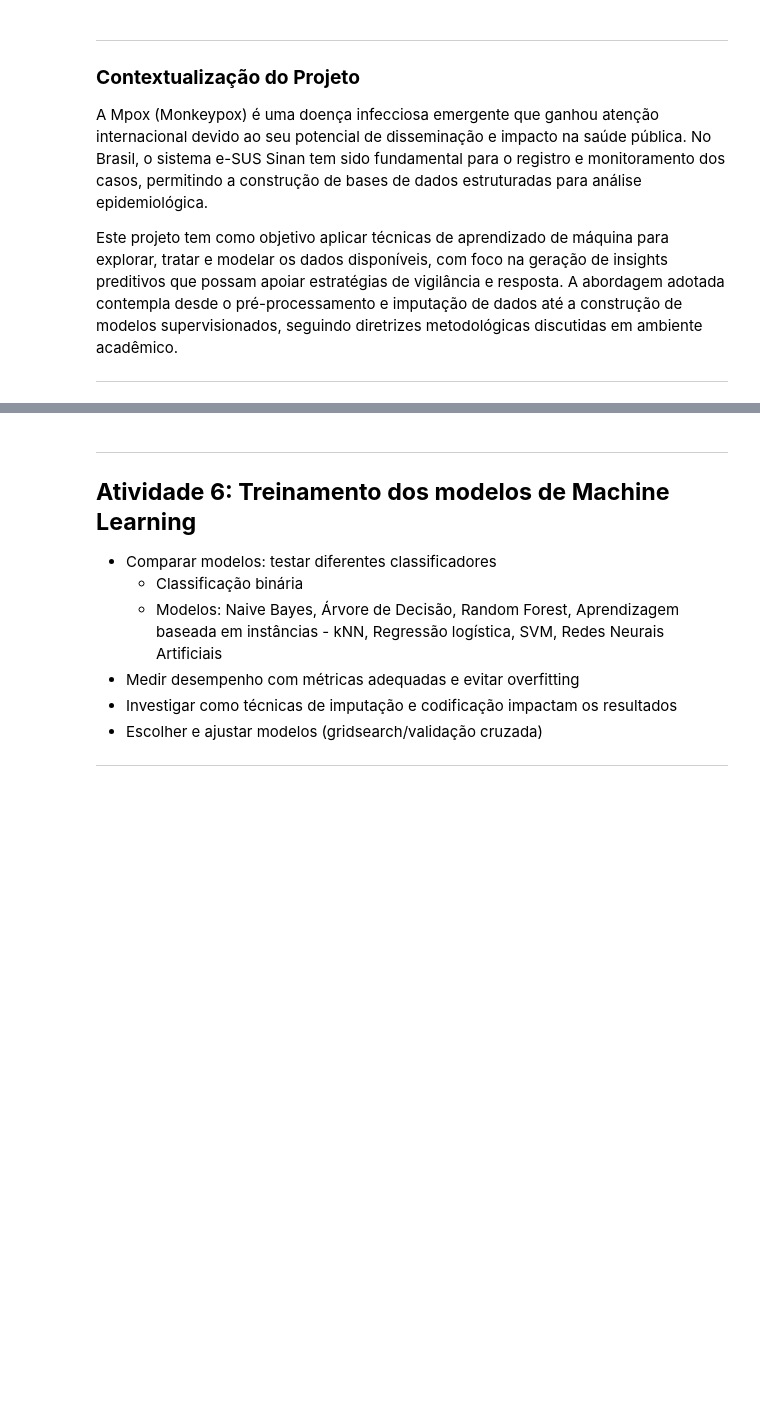
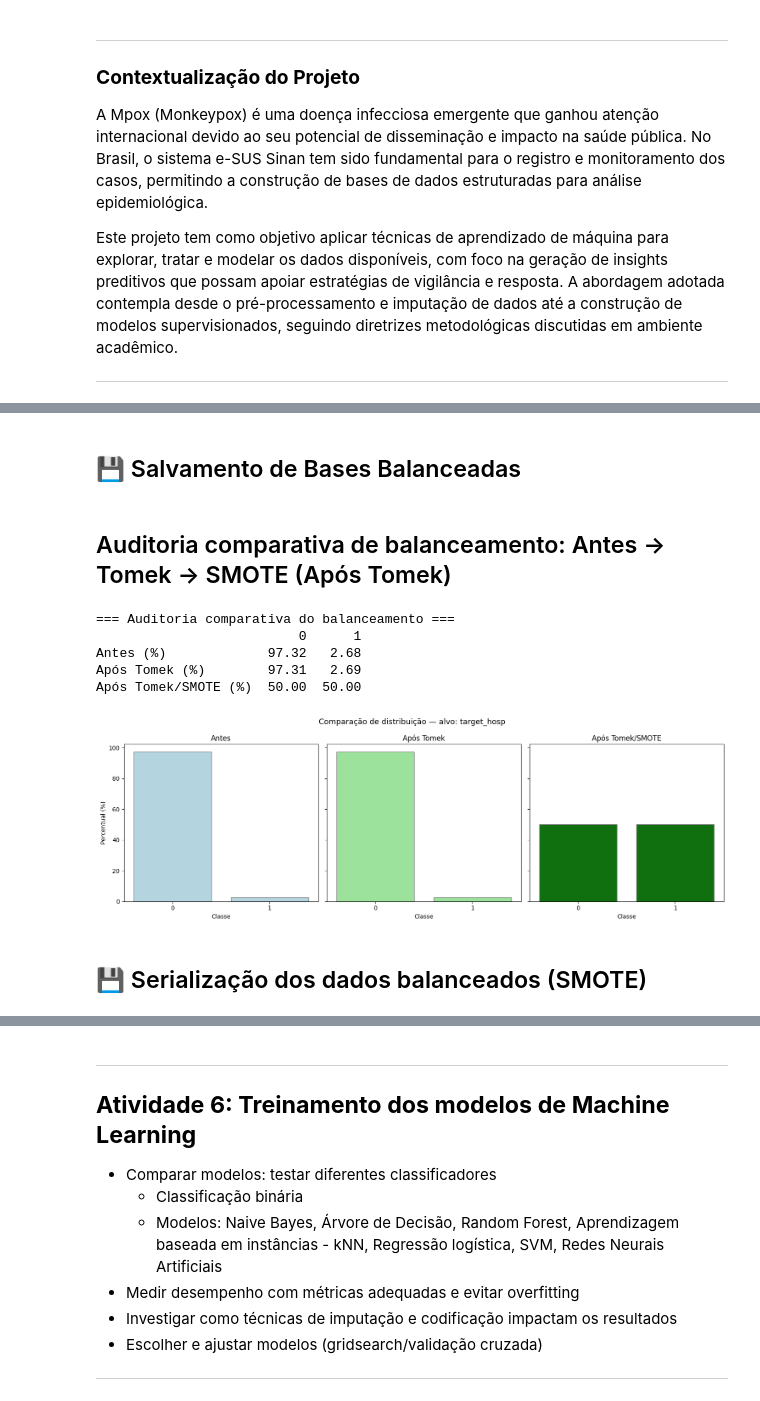
Before and after one commit to Cristie-Lima/e-SUS_Sinan_Mpox_ML-Workflow, a Jupyter notebook: cristie_mod6_proj_final_parte_2.ipynb, the cells around one changed output, grey strips where cells are left out. Cells and saved outputs as stored; diff of their text form; code cells hidden in the pictures; blank space fills up the shorter version.

```diff
--- a/cristie_mod6_proj_final_parte_2.ipynb
+++ b/cristie_mod6_proj_final_parte_2.ipynb
@@ -64,0 +1521,15 @@ Este projeto tem como objetivo aplicar técnicas de aprendizado de máquina para
+# %%
+# 5.3 Tomek Links
+# ----------------
+# - Objetivo: remover pares (maioria/minoria) que formam "bordas" ruidosas, deixando as classes mais separáveis.
+# - Deve rodar APÓS escalonamento (distâncias ficam corretas).
+# - Resultado: base levemente menor e menos ruído.
+
+#from imblearn.under_sampling import TomekLinks
+
+tl = TomekLinks(n_jobs=-1)
+X_tomek, y_tomek = tl.fit_resample(X_num_imp_scaled, y)
+
+dist_tomek = (y_tomek.value_counts(normalize=True) * 100).round(2).to_dict()
+print("[5.3] Pós-Tomek — distribuição (%):", dist_tomek)
+print("[5.3] Shape:", X_tomek.shape)
@@ -64,0 +1566,2 @@ Este projeto tem como objetivo aplicar técnicas de aprendizado de máquina para
+# %% [markdown]
+## 💾 Salvamento de Bases Balanceadas
@@ -64,0 +1574,55 @@ Este projeto tem como objetivo aplicar técnicas de aprendizado de máquina para
+# %% [markdown]
+## Auditoria comparativa de balanceamento: Antes → Tomek → SMOTE (Após Tomek)
+# %%
+# 5.5 Auditoria comparativa (Antes → Tomek → SMOTE (Após Tomek))
+# ------------------------------------------------
+# - Objetivo: comparar a distribuição das classes ao longo das etapas de balanceamento.
+# ------------------------------------------------
+
+import matplotlib.pyplot as plt
+import seaborn as sns
+import pandas as pd
+
+dist_original = (y.value_counts(normalize=True) * 100).round(2).to_dict()
+dist_tomek    = (y_tomek.value_counts(normalize=True) * 100).round(2).to_dict()
+dist_tomek_smote    = (y_tomek_smote.value_counts(normalize=True) * 100).round(2).to_dict()
+
+audit_balance = pd.DataFrame({
+    "Antes (%)": dist_original,
+    "Após Tomek (%)": dist_tomek,
+    "Após Tomek/SMOTE (%)": dist_tomek_smote
+}).T
+
+print("=== Auditoria comparativa do balanceamento ===")
+print(audit_balance)
+
+fig, axes = plt.subplots(1, 3, figsize=(15, 5), sharey=True)
+
+sns.barplot(x=list(dist_original.keys()), y=list(dist_original.values()),
+            ax=axes[0], color="lightblue", edgecolor="gray")
+axes[0].set_title("Antes")
+
+sns.barplot(x=list(dist_tomek.keys()), y=list(dist_tomek.values()),
+            ax=axes[1], color="lightgreen", edgecolor="gray")
+axes[1].set_title("Após Tomek")
+
+sns.barplot(x=list(dist_tomek_smote.keys()), y=list(dist_tomek_smote.values()),
+            ax=axes[2], color="green", edgecolor="gray")
+axes[2].set_title("Após Tomek/SMOTE")
+
+for ax in axes:
+    ax.set_xlabel("Classe")
+    ax.set_ylabel("Percentual (%)")
+
+plt.suptitle(f"Comparação de distribuição — alvo: {target_col}", fontsize=13)
+plt.tight_layout()
+plt.show()
+# %% [output]
+=== Auditoria comparativa do balanceamento ===
+                          0      1
+Antes (%)             97.32   2.68
+Após Tomek (%)        97.31   2.69
+Após Tomek/SMOTE (%)  50.00  50.00
+[figure, added]
+# %% [markdown]
+## 💾 Serialização dos dados balanceados (SMOTE)
```
Also changed, not shown: parts of 74 cells of this notebook.
